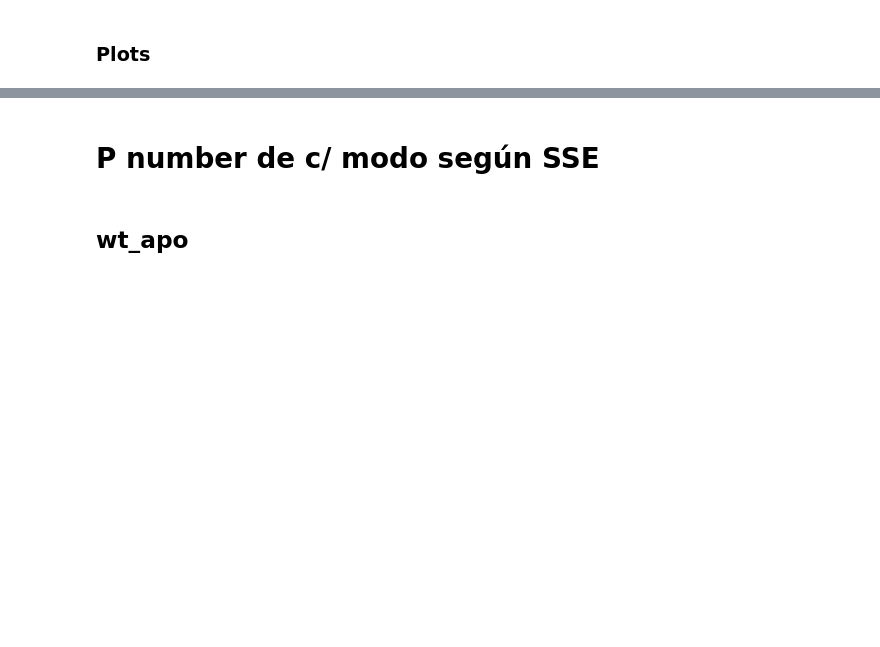
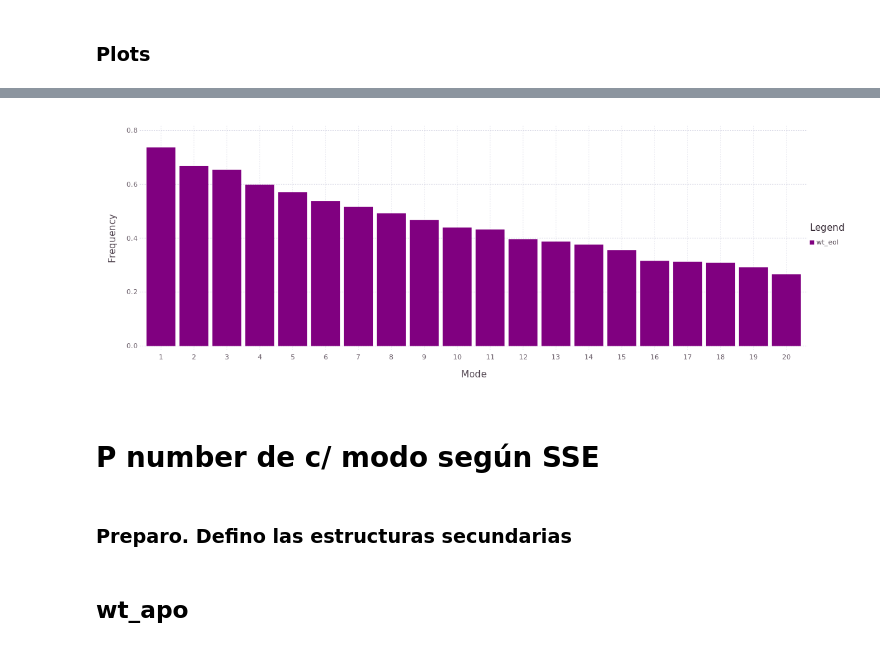
Before and after one commit to pgbarletta/obp16, a Jupyter notebook: src/wt_superpose.ipynb, the cells around one changed output, grey strips where cells are left out. Saved outputs shown, nothing was run; the diff lists cells and outputs as text; code cells hidden in the pictures; blank space fills up the shorter version.

```diff
--- a/src/wt_superpose.ipynb
+++ b/src/wt_superpose.ipynb
@@ -362,4 +403,16 @@ draw(PDF("pmodes_hist_wt.pdf", 20cm, 40cm), vstack(pmodes_hist_wt_apo, pmodes_hi
+# %%
+# wt_eol
+df_hist_wt_eol = DataFrame(Frequency = counts_wt_eol ./ wt_eol_frames_cnt, Mode = collect(1:aa36), ID = "wt_eol");
+
+plot(df_hist_wt_eol[1:20, :], y = "Frequency", x = "Mode", Geom.bar(position=:dodge),
+Coord.cartesian(xmin = 0.5, xmax = 20.5), Guide.xticks(ticks = collect(1:20)),
+Guide.manual_color_key("Legend", ["wt_eol"], ["Purple"]),
+Theme(default_color=colorant"Purple", bar_spacing = 5pt, ))
+# %% [output]
+[figure, added]
 # %% [markdown]
 # P number de c/ modo según SSE
+# %% [markdown]
+### Preparo. Defino las estructuras secundarias
 # %%
 # Defino los Calphas de las structs secundarias
```
Also changed, not shown: parts of 37 cells of this notebook, 4 other files.
